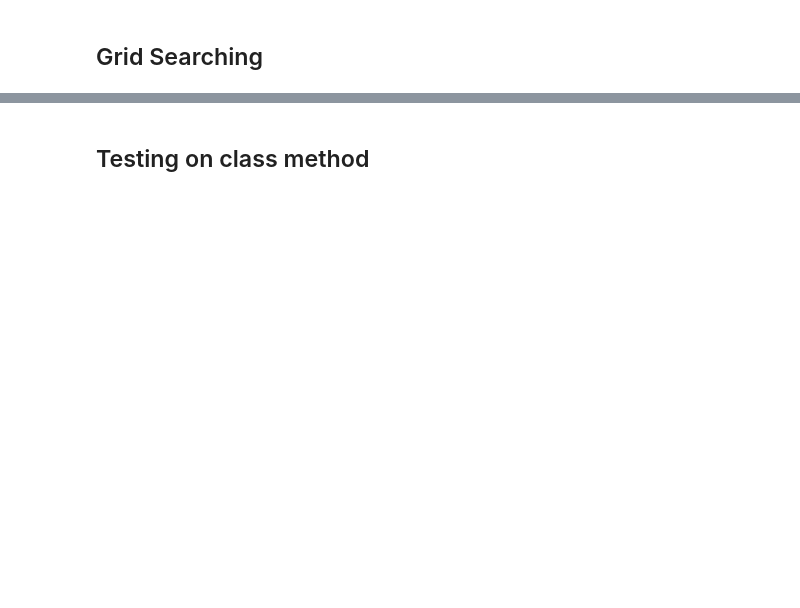
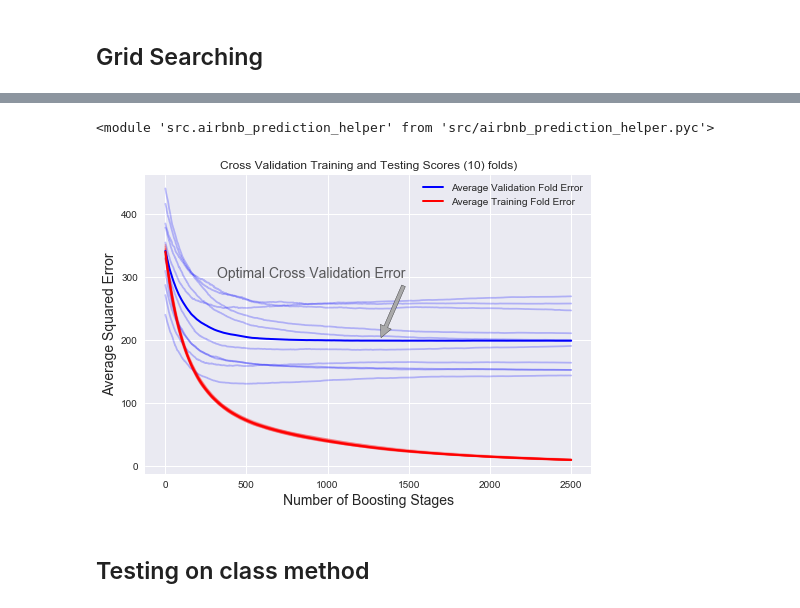
Before and after one commit to epxjk82/airbnKEY, a Jupyter notebook: Airbnb_loft_analysis_monthly_OR50.ipynb, the cells around one changed output, grey strips where cells are left out. Drawn from its saved outputs; the diff is of its cells as text; code cells hidden in the pictures; blank space fills up the shorter version.

Commit message:
add function to plot cross validattion plots

```diff
--- a/Airbnb_loft_analysis_monthly_OR50.ipynb
+++ b/Airbnb_loft_analysis_monthly_OR50.ipynb
@@ -967,4 +966,13 @@ Test MSE: 175.471083675, Test R2: 0.457848246184
 Returned pred df with shape (228,)
+# %%
+reload(pred)
+# %% [output]
+<module 'src.airbnb_prediction_helper' from 'src/airbnb_prediction_helper.pyc'>
+# %%
+pred.plot_cross_validation_train_and_test(gdbr_gridsearch.best_estimator_,
+                                          gdbr1_pred_X_df.drop('EDR', axis=1), gdbr1_pred_X_df.EDR)
+# %% [output]
+[figure, added]
 # %%
 datestring = '{:04d}{:02d}{:02d}'.format(datetime.date.today().year,
                                          datetime.date.today().month,
```
Also changed, not shown: parts of 48 cells of this notebook, 1 other file.
